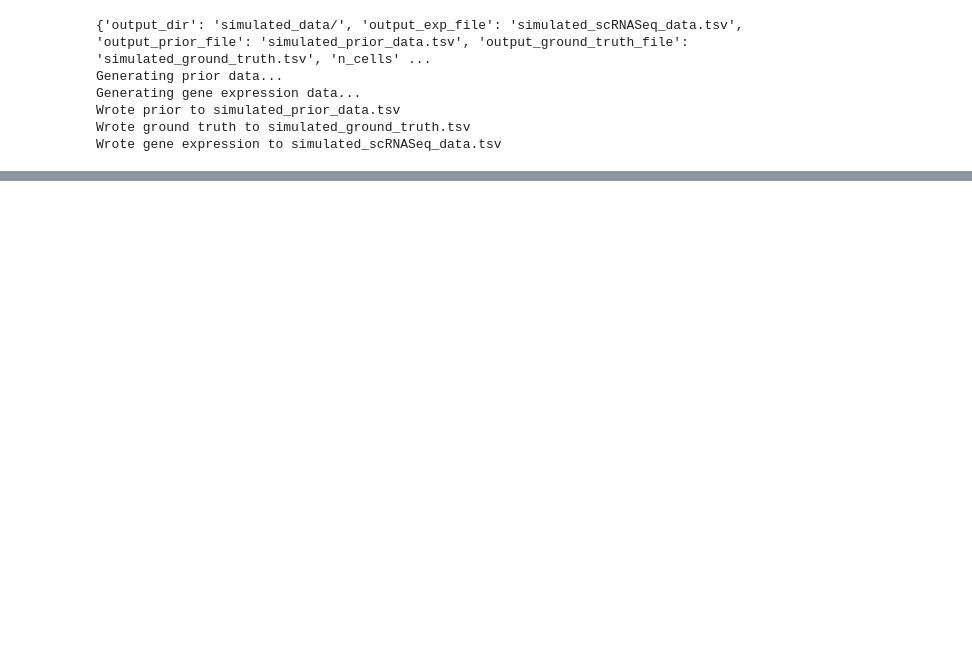
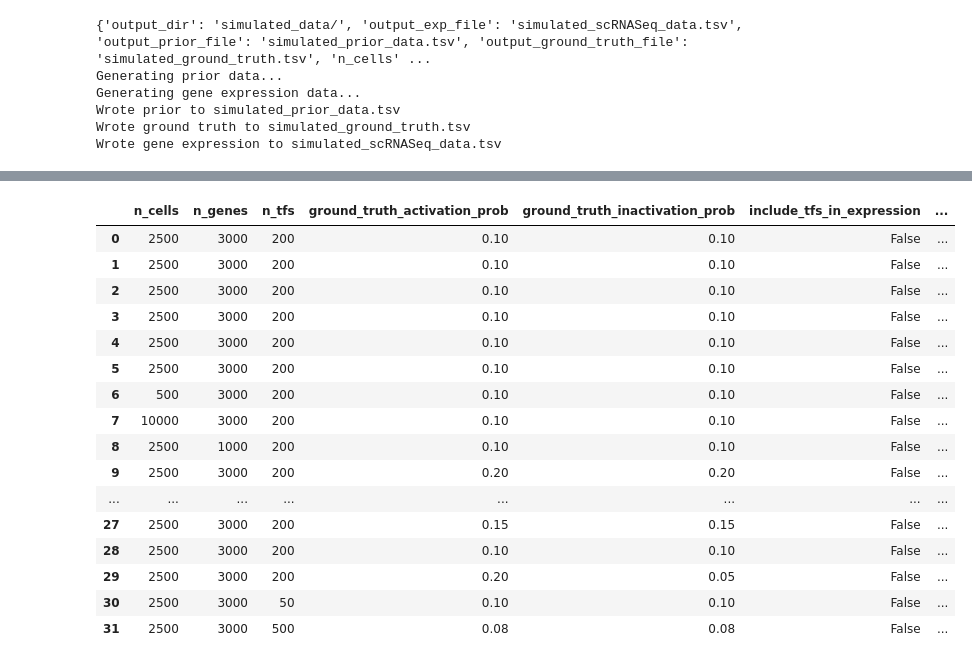
Before and after one commit to KisanThapa/scDataStatProject, a Jupyter notebook: roc_plot.ipynb, the cells around one changed output, grey strips where cells are left out. Drawn from its saved outputs; the diff is of its cells as text; code cells hidden in the pictures; blank space fills up the shorter version.

```diff
--- a/roc_plot.ipynb
+++ b/roc_plot.ipynb
@@ -182,0 +902,20 @@ Mean correlation of TF activity with its up targets: 0.14566636472008676
+# %%
+final_result_df
+# %% [output]
+|  | n_cells | n_genes | n_tfs | ground_truth_activation_prob | ground_truth_inactivation_prob | include_tfs_in_expression | ... |
+| 0 | 2500 | 3000 | 200 | 0.10 | 0.10 | False | ... |
+| 1 | 2500 | 3000 | 200 | 0.10 | 0.10 | False | ... |
+| 2 | 2500 | 3000 | 200 | 0.10 | 0.10 | False | ... |
+| 3 | 2500 | 3000 | 200 | 0.10 | 0.10 | False | ... |
+| 4 | 2500 | 3000 | 200 | 0.10 | 0.10 | False | ... |
+| 5 | 2500 | 3000 | 200 | 0.10 | 0.10 | False | ... |
+| 6 | 500 | 3000 | 200 | 0.10 | 0.10 | False | ... |
+| 7 | 10000 | 3000 | 200 | 0.10 | 0.10 | False | ... |
+| 8 | 2500 | 1000 | 200 | 0.10 | 0.10 | False | ... |
+| 9 | 2500 | 3000 | 200 | 0.20 | 0.20 | False | ... |
+| ... | ... | ... | ... | ... | ... | ... | ... |
+| 27 | 2500 | 3000 | 200 | 0.15 | 0.15 | False | ... |
+| 28 | 2500 | 3000 | 200 | 0.10 | 0.10 | False | ... |
+| 29 | 2500 | 3000 | 200 | 0.20 | 0.05 | False | ... |
+| 30 | 2500 | 3000 | 50 | 0.10 | 0.10 | False | ... |
+| 31 | 2500 | 3000 | 500 | 0.08 | 0.08 | False | ... |
```
Also changed, not shown: parts of 20 cells of this notebook, 17 other files.
